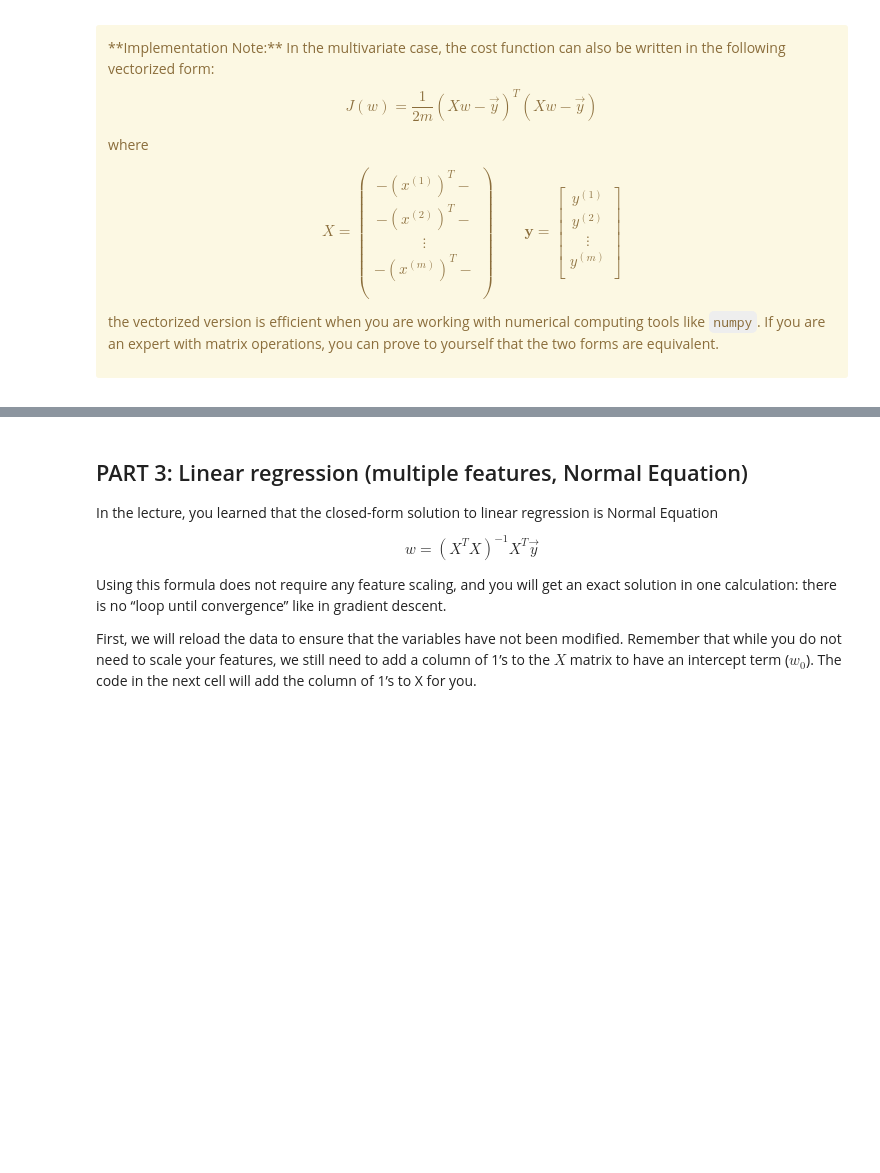
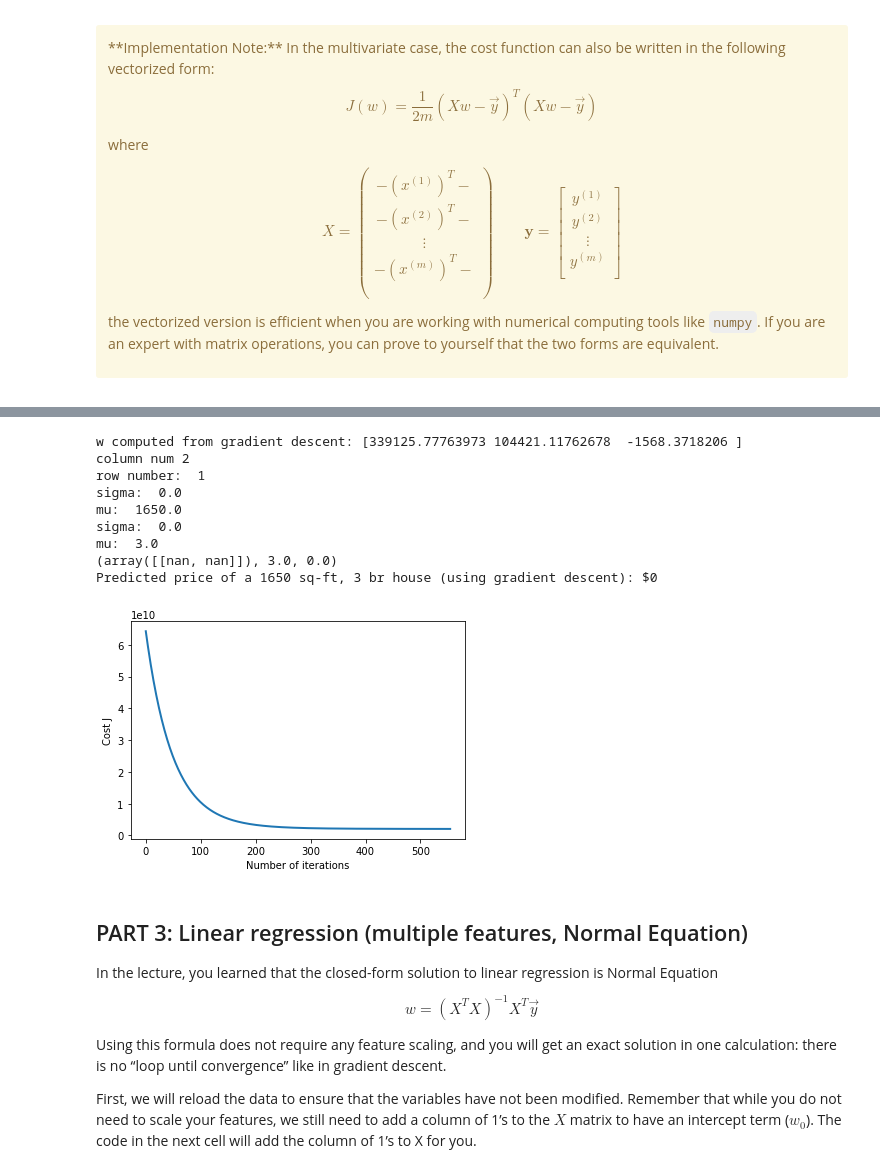
Before and after one commit to Spidergirl93/DIT821_Labs, a Jupyter notebook: Lab2 - Linear regression/Lab2.ipynb, the cells around one changed output, grey strips where cells are left out. Cells and saved outputs as stored; diff of their text form; code cells hidden in the pictures; blank space fills up the shorter version.

```diff
--- a/Lab2 - Linear regression/Lab2.ipynb
+++ b/Lab2 - Linear regression/Lab2.ipynb
@@ -439,7 +439,7 @@ def computeCost(X, y, w):
 
     # ====================== YOUR CODE HERE =====================
 
-    for i in range(m - 1):
+    for i in range(m):
         J = (np.dot(X[i, :], w) - y[i]) ** 2 + J
 
 
@@ -839,7 +849,11 @@ def computeCostMulti(X, y, w):
     J = 0
 
     # ======================= YOUR CODE HERE ===========================
+    for i in range(m):
+        J = (np.dot(X[i, :], w) - y[i]) ** 2 + J
 
+
+    J = (1 / (2 * m)) * J
     # ==================================================================
     return J
 # %%
@@ -890,7 +904,11 @@ def gradientDescentMulti(X, y, w, alpha, num_iters):
 
     for i in range(num_iters):
         # ======================= YOUR CODE HERE ==========================
+        dj_dw = 0
+        for j in range(m):
+            dj_dw = (np.dot(X[j, :], w) - y[j]) * X[j, :] + dj_dw
 
+        w = w - (alpha * (1/m) * dj_dw)
         # =================================================================
 
         # save the cost J in every iteration
@@ -945,35 +963,49 @@ of a 1650 sq-ft, 3 br house.
 
 Hint
 ----
 At prediction, make sure you do the same feature normalization.
 """
 # Choose some alpha value - change this
-alpha = 0.1
-num_iters = 400
+alpha = 0.01
+num_iters = 555
 
 # init w and run gradient descent
 w = np.zeros(3)
 w, J_history = gradientDescentMulti(X, y, w, alpha, num_iters)
 
 # Plot the convergence graph
 pyplot.plot(np.arange(len(J_history)), J_history, lw=2)
 pyplot.xlabel('Number of iterations')
 pyplot.ylabel('Cost J')
 
 # Display the gradient descent's result
 print('w computed from gradient descent: {:s}'.format(str(w)))
 
 # Estimate the price of a 1650 sq-ft, 3 br house
 # ======================= YOUR CODE HERE ===========================
 # Recall that the first column of X is all-ones.
 # Thus, it does not need to be normalized.
 
 price = 0  # You should change this
+X_norm = featureNormalize(np.array([[1650.0, 3.0]]))
+print(X_norm)
+
 
 # ===================================================================
 
 print(
     'Predicted price of a 1650 sq-ft, 3 br house (using gradient descent): ${:.0f}'.format(price))
+# %% [output]
+w computed from gradient descent: [339125.77763973 104421.11762678  -1568.3718206 ]
+column num 2
+row number:  1
+sigma:  0.0
+mu:  1650.0
+sigma:  0.0
+mu:  3.0
+(array([[nan, nan]]), 3.0, 0.0)
+Predicted price of a 1650 sq-ft, 3 br house (using gradient descent): $0
+[figure, added]
 # %% [markdown]
 <a id="section7"></a>
 
```
Also changed, not shown: parts of 2 cells of this notebook.
